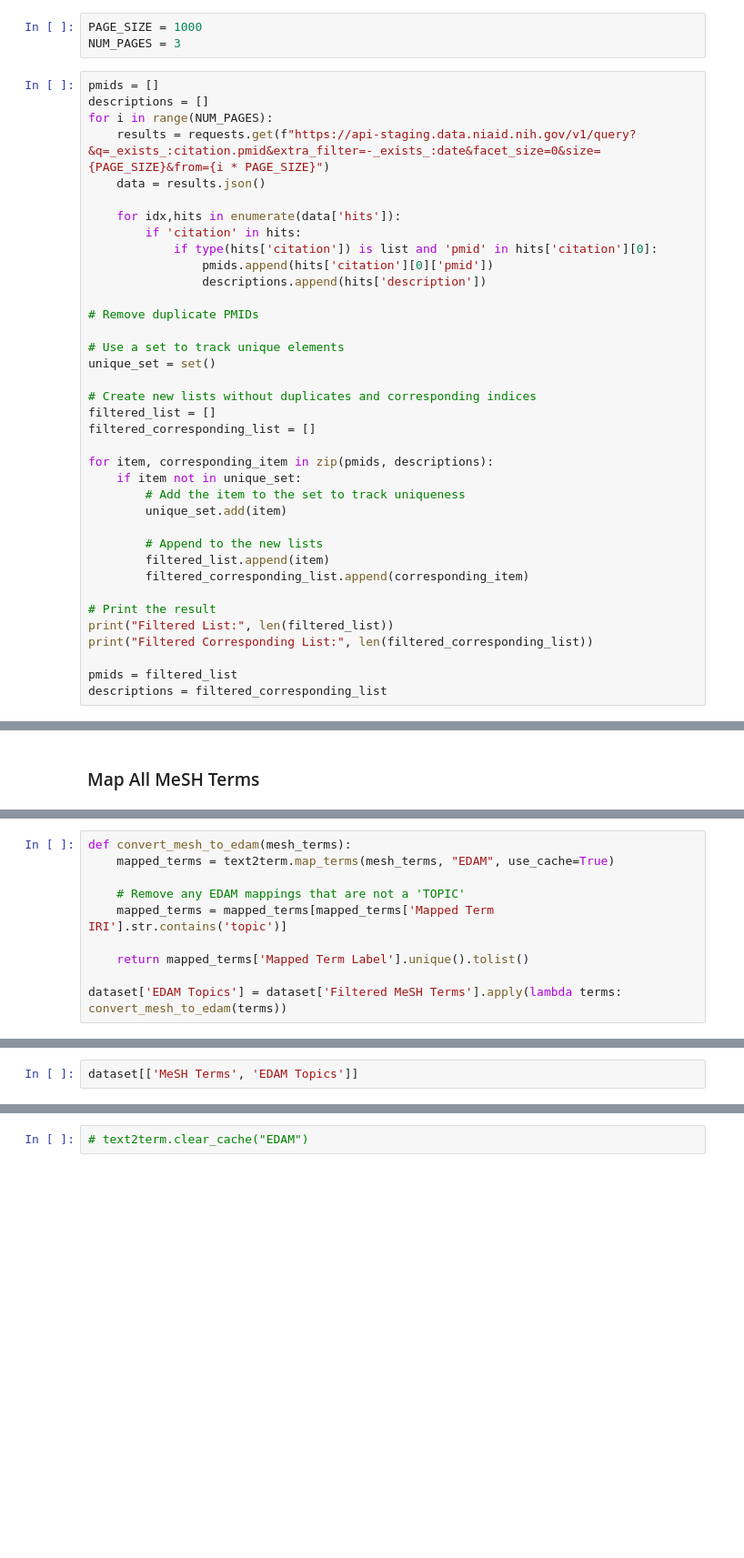
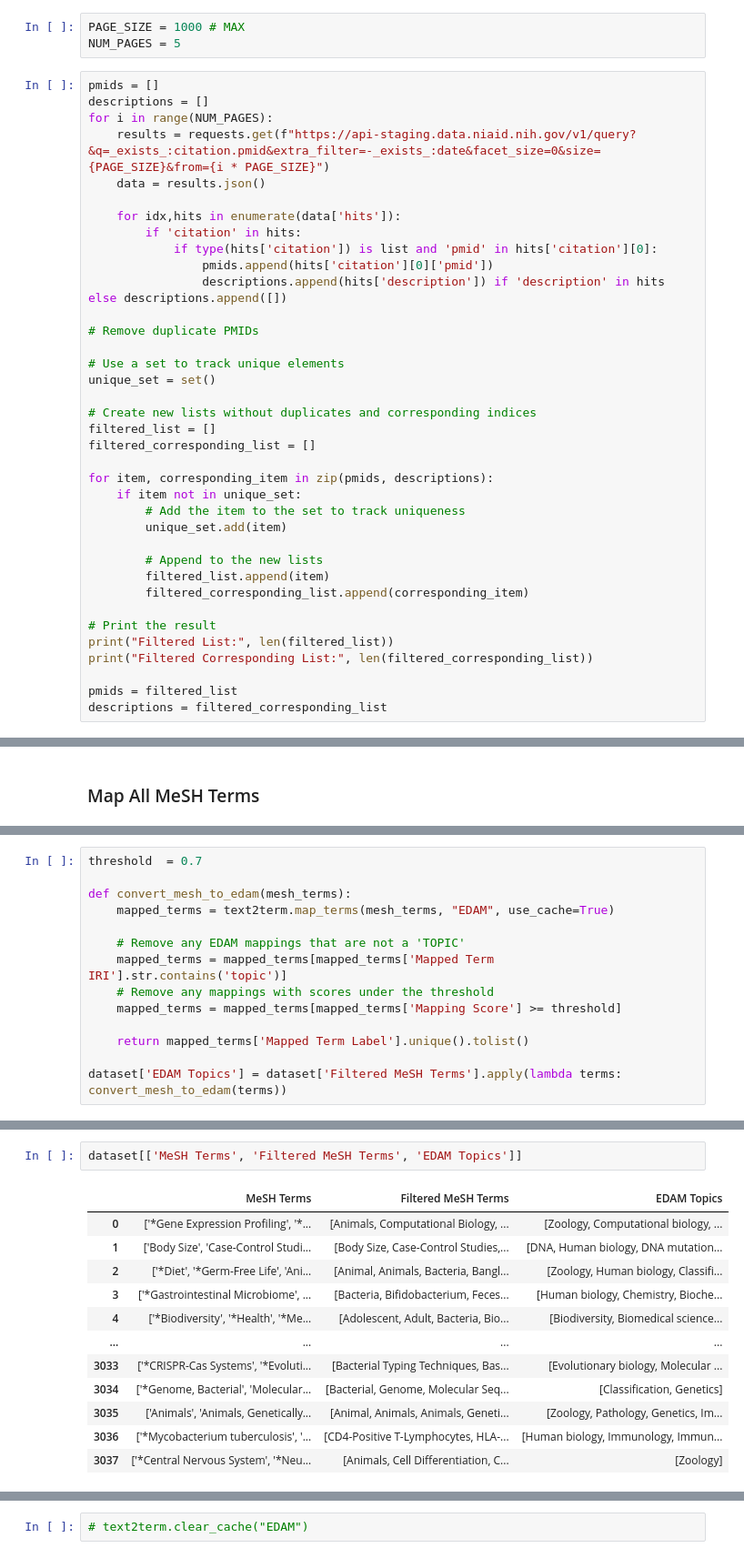
Before and after one commit to ZubairQazi/NDE-GPT, a Jupyter notebook: staging_data_gather.ipynb, the cells around one changed output, grey strips where cells are left out. Shown at 91% size. Cells and saved outputs as stored; diff of their text form; blank space fills up the shorter version.

Commit message:
Implement mapping score threshold for mesh to edam

```diff
--- a/staging_data_gather.ipynb
+++ b/staging_data_gather.ipynb
@@ -16,8 +22,8 @@ print('Total Number of Results with PMID:', total_results)
 # %% [output]
 Total Number of Results with PMID: 99342
 # %%
-PAGE_SIZE = 1000
-NUM_PAGES = 3
+PAGE_SIZE = 1000 # MAX
+NUM_PAGES = 5
 # %%
 pmids = []
 descriptions = []
@@ -29,7 +35,7 @@ for i in range(NUM_PAGES):
         if 'citation' in hits:
             if type(hits['citation']) is list and 'pmid' in hits['citation'][0]:
                 pmids.append(hits['citation'][0]['pmid'])
-                descriptions.append(hits['description'])
+                descriptions.append(hits['description']) if 'description' in hits else descriptions.append([])
 
 # Remove duplicate PMIDs
 
@@ -165,9 +169,13 @@ mapped_terms[['Source Term', 'Mapped Term Label']].head()
 # %%
+threshold  = 0.7
+
 def convert_mesh_to_edam(mesh_terms):
     mapped_terms = text2term.map_terms(mesh_terms, "EDAM", use_cache=True)
 
     # Remove any EDAM mappings that are not a 'TOPIC'
     mapped_terms = mapped_terms[mapped_terms['Mapped Term IRI'].str.contains('topic')]
+    # Remove any mappings with scores under the threshold
+    mapped_terms = mapped_terms[mapped_terms['Mapping Score'] >= threshold]
 
     return mapped_terms['Mapped Term Label'].unique().tolist()
 
@@ -175,2 +201,15 @@ dataset['EDAM Topics'] = dataset['Filtered MeSH Terms'].apply(lambda terms: conv
 # %%
-dataset[['MeSH Terms', 'EDAM Topics']]
+dataset[['MeSH Terms', 'Filtered MeSH Terms', 'EDAM Topics']]
+# %% [output]
+|  | MeSH Terms | Filtered MeSH Terms | EDAM Topics |
+| 0 | ['*Gene Expression Profiling', '*... | [Animals, Computational Biology, ... | [Zoology, Computational biology, ... |
+| 1 | ['Body Size', 'Case-Control Studi... | [Body Size, Case-Control Studies,... | [DNA, Human biology, DNA mutation... |
+| 2 | ['*Diet', '*Germ-Free Life', 'Ani... | [Animal, Animals, Bacteria, Bangl... | [Zoology, Human biology, Classifi... |
+| 3 | ['*Gastrointestinal Microbiome', ... | [Bacteria, Bifidobacterium, Feces... | [Human biology, Chemistry, Bioche... |
+| 4 | ['*Biodiversity', '*Health', '*Me... | [Adolescent, Adult, Bacteria, Bio... | [Biodiversity, Biomedical science... |
+| ... | ... | ... | ... |
+| 3033 | ['*CRISPR-Cas Systems', '*Evoluti... | [Bacterial Typing Techniques, Bas... | [Evolutionary biology, Molecular ... |
+| 3034 | ['*Genome, Bacterial', 'Molecular... | [Bacterial, Genome, Molecular Seq... | [Classification, Genetics] |
+| 3035 | ['Animals', 'Animals, Genetically... | [Animal, Animals, Animals, Geneti... | [Zoology, Pathology, Genetics, Im... |
+| 3036 | ['*Mycobacterium tuberculosis', '... | [CD4-Positive T-Lymphocytes, HLA-... | [Human biology, Immunology, Immun... |
+| 3037 | ['*Central Nervous System', '*Neu... | [Animals, Cell Differentiation, C... | [Zoology] |
```
Also changed, not shown: parts of 18 cells of this notebook, 3 other files.
